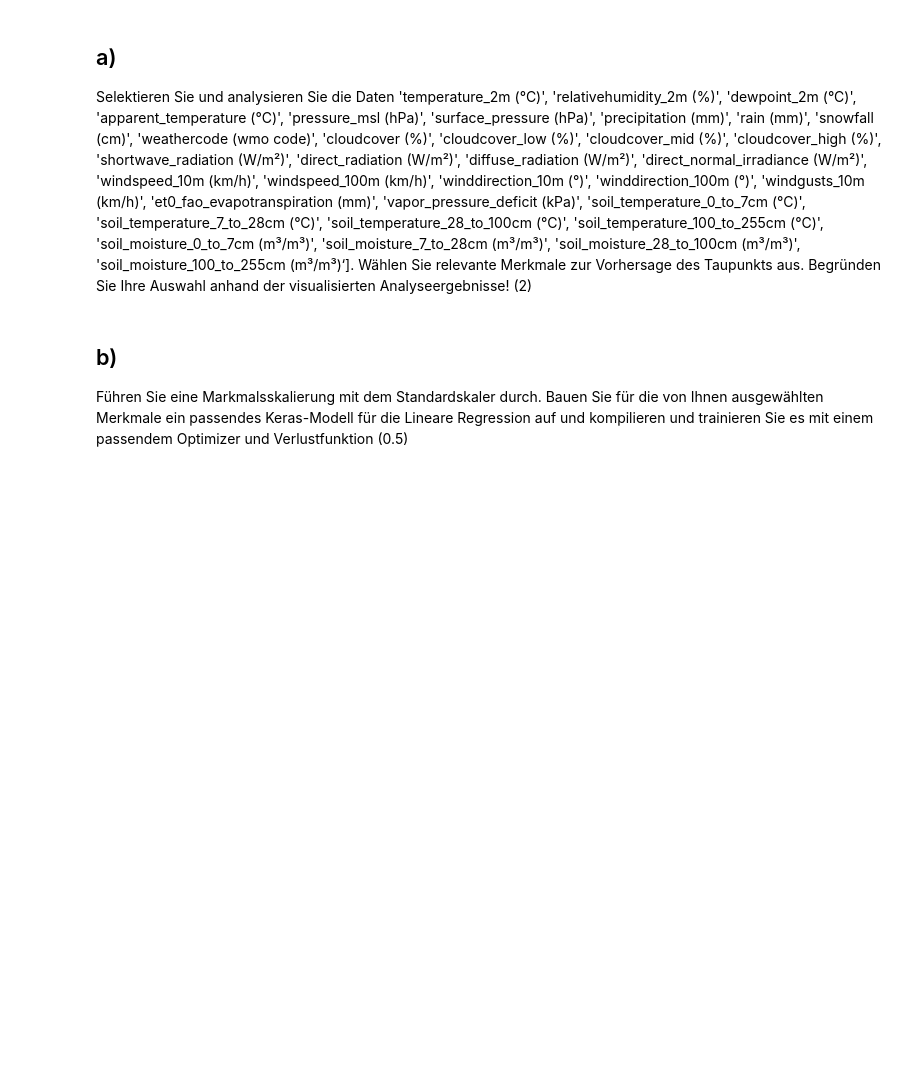
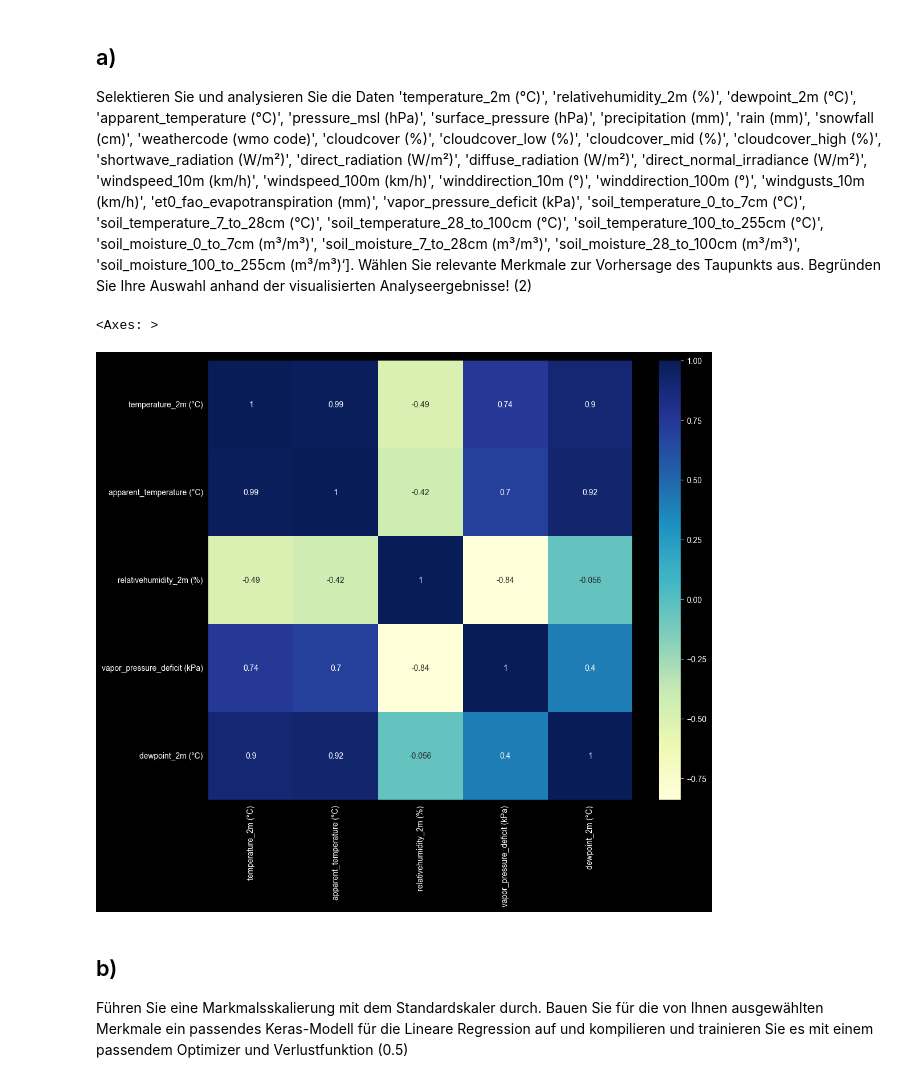
Before and after one commit to MuhammedKrz/DatenanalyseUndMLPraktika, a Jupyter notebook: Blatt 7/Praktikum7.ipynb, the cells around one changed output. Saved outputs shown, nothing was run; the diff lists cells and outputs as text; code cells hidden in the pictures; blank space fills up the shorter version.

```diff
--- a/Blatt 7/Praktikum7.ipynb
+++ b/Blatt 7/Praktikum7.ipynb
@@ -3,3 +3,11 @@
 Laden Sie den Datensatz mit den Wetterdaten aus Herford “herford_weather.csv“ . Importieren Sie in Ihre Python-IDE die Bibliotheken
 Tensorflow 2.X und Keras. Führen Sie eine lineare Regression mit Keras durch mit dem Ziel, den Taupunkt Taupunkt ('dewpoint_2m (°C)‘)
 vorherzusagen. Nutzen Sie dabei die folgenden Zwischenschritte:
+# %%
+import pandas as pd
+import tensorflow as tf
+import keras
+
+# read csv file and parse it to a dataframe
+df = pd.read_csv("herford_weather.csv")
+df.head()
@@ -14,6 +30,35 @@ Selektieren Sie und analysieren Sie die Daten 'temperature_2m (°C)', 'relativeh
 'soil_temperature_28_to_100cm (°C)', 'soil_temperature_100_to_255cm (°C)', 'soil_moisture_0_to_7cm (m³/m³)',
 'soil_moisture_7_to_28cm (m³/m³)', 'soil_moisture_28_to_100cm (m³/m³)', 'soil_moisture_100_to_255cm (m³/m³)‘]. Wählen Sie
 relevante Merkmale zur Vorhersage des Taupunkts aus. Begründen Sie Ihre Auswahl anhand der visualisierten Analyseergebnisse! (2)
+# %%
+import seaborn as sns
+import pandas as pd
+import matplotlib.pyplot as plt
+
+# Taupunkt, wo Temperatur 100% relative Luftfeuchtigkeit erreicht
+# Relative Luftfeuchtigkeit ((Aktueller Wasserdampfgehalt / Sättigungsmenge)*100)
+# Sättigungsmenge (Maximaler Wasserdampfgehalt pro Temperatur)
+# Wasserdampfgehalt (Aktueller Wasserdampfgehalt)
+# Wenn die 100% Wasserdampfgehaltgrenze überschritten wird, kondensiert es bzw. das Wasser wird flüssig
+
+df["time"] = pd.to_datetime(df["time"])
+df = df.set_index("time")
+r_features = ["temperature_2m (°C)","apparent_temperature (°C)","relativehumidity_2m (%)", "vapor_pressure_deficit (kPa)", "dewpoint_2m (°C)"]
+plt.figure(figsize=(12, 10))
+sns.heatmap(df[r_features].corr(), annot=True, cmap="YlGnBu")
+
+# create figure/area with two subplots
+# fig, ax = plt.subplots(1,2, figsize=(16,4))
+# df_day = df['2022-01-01':'2022-01-03']
+# df_day["temperature_2m (°C)"].plot(ax=ax[0],legend=True)
+# df_day["relativehumidity_2m (%)"].plot(ax=ax[1],legend=True)
+
+#for a in ax:
+#    a.grid(False)
+#plt.show()
+# %% [output]
+<Axes: >
+[figure, added]
 # %% [markdown]
 ## b)
 Führen Sie eine Markmalsskalierung mit dem Standardskaler durch. Bauen Sie für die von Ihnen ausgewählten Merkmale ein
```
Also changed, not shown: parts of 3 cells of this notebook.
